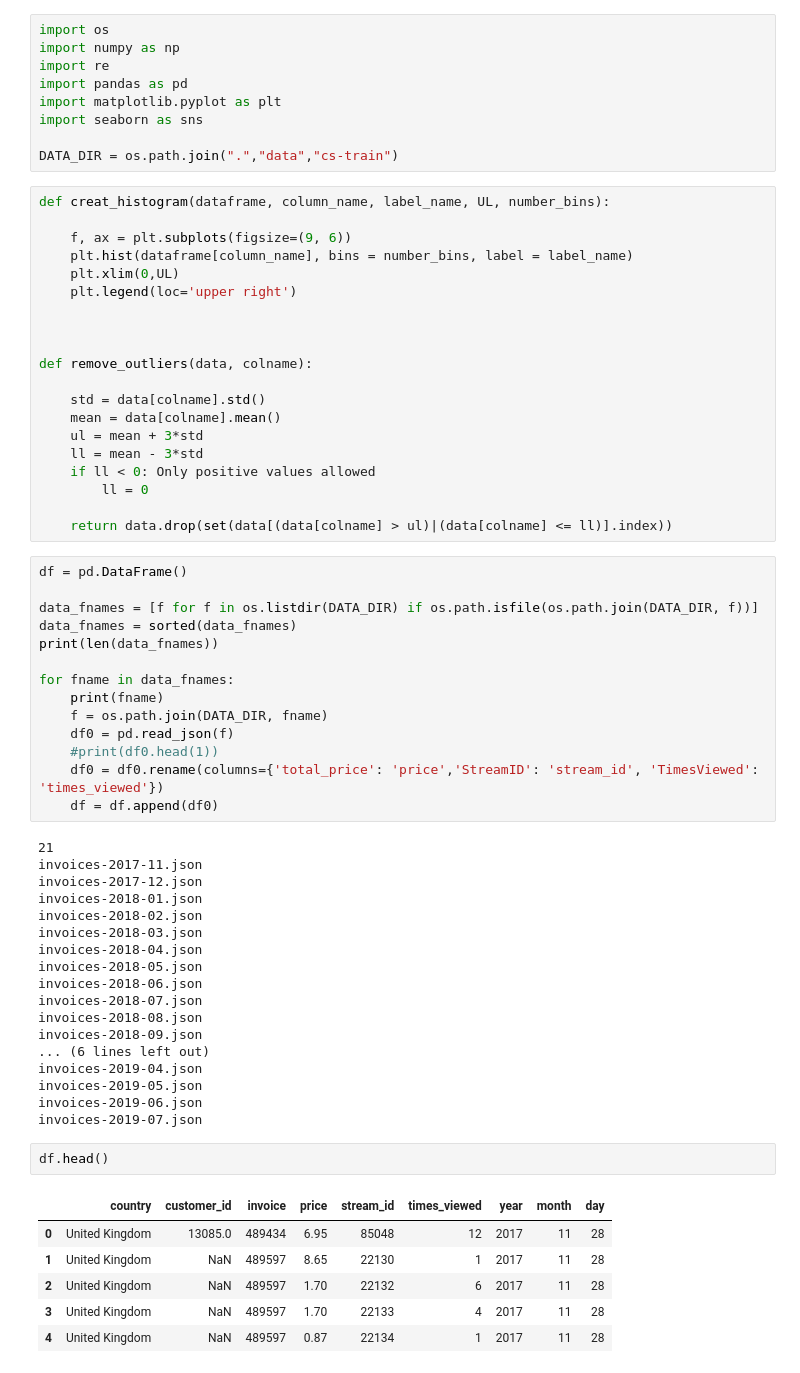
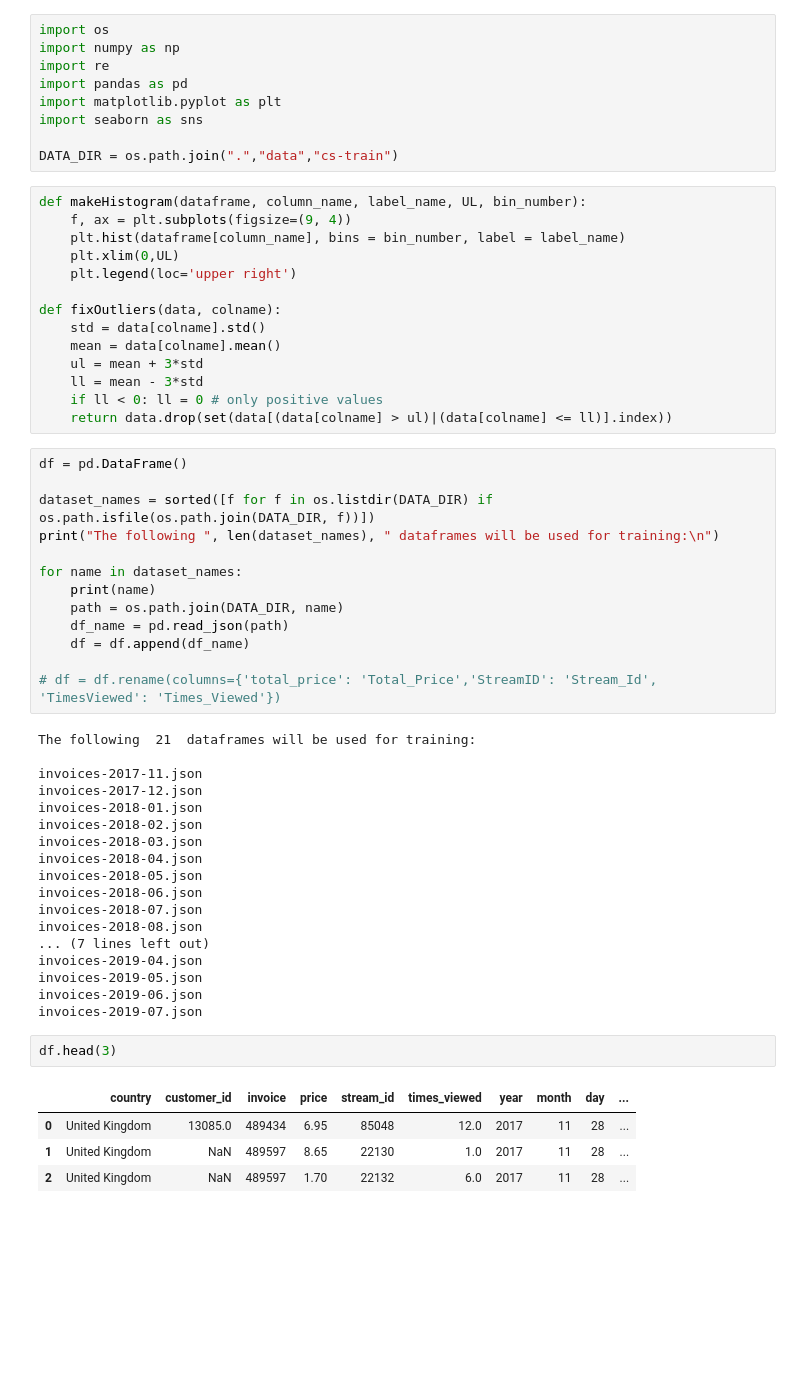
Before and after one commit to aloukeri/Forked_EW_CapstoneProject, a Jupyter notebook: part1.ipynb, the cells around one changed output. Drawn from its saved outputs; the diff is of its cells as text; blank space fills up the shorter version.

```diff
--- a/part1.ipynb
+++ b/part1.ipynb
@@ -8,41 +8,35 @@ import seaborn as sns
 
 DATA_DIR = os.path.join(".","data","cs-train")
 # %%
-def creat_histogram(dataframe, column_name, label_name, UL, number_bins):
-
-    f, ax = plt.subplots(figsize=(9, 6))
-    plt.hist(dataframe[column_name], bins = number_bins, label = label_name)
+def makeHistogram(dataframe, column_name, label_name, UL, bin_number):
+    f, ax = plt.subplots(figsize=(9, 4))
+    plt.hist(dataframe[column_name], bins = bin_number, label = label_name)
     plt.xlim(0,UL)
     plt.legend(loc='upper right')
 
-
-
-def remove_outliers(data, colname):
-
+def fixOutliers(data, colname):
     std = data[colname].std()
     mean = data[colname].mean()
     ul = mean + 3*std
     ll = mean - 3*std
-    if ll < 0: Only positive values allowed
-        ll = 0
-
+    if ll < 0: ll = 0 # only positive values
     return data.drop(set(data[(data[colname] > ul)|(data[colname] <= ll)].index))
 # %%
 df = pd.DataFrame()
 
-data_fnames = [f for f in os.listdir(DATA_DIR) if os.path.isfile(os.path.join(DATA_DIR, f))]
-data_fnames = sorted(data_fnames)
-print(len(data_fnames))
+dataset_names = sorted([f for f in os.listdir(DATA_DIR) if os.path.isfile(os.path.join(DATA_DIR, f))])
+print("The following ", len(dataset_names), " dataframes will be used for training:\n")
 
-for fname in data_fnames:
-    print(fname)
-    f = os.path.join(DATA_DIR, fname)
-    df0 = pd.read_json(f)
-    #print(df0.head(1))
-    df0 = df0.rename(columns={'total_price': 'price','StreamID': 'stream_id', 'TimesViewed': 'times_viewed'})
-    df = df.append(df0)
+for name in dataset_names:
+    print(name)
+    path = os.path.join(DATA_DIR, name)
+    df_name = pd.read_json(path)
+    df = df.append(df_name)
+
+# df = df.rename(columns={'total_price': 'Total_Price','StreamID': 'Stream_Id', 'TimesViewed': 'Times_Viewed'})
 # %% [output]
-21
+The following  21  dataframes will be used for training:
+
 invoices-2017-11.json
 invoices-2017-12.json
 invoices-2018-01.json
@@ -53,21 +47,18 @@ invoices-2018-05.json
 invoices-2018-06.json
 invoices-2018-07.json
 invoices-2018-08.json
-invoices-2018-09.json
-... (6 lines left out)
+... (7 lines left out)
 invoices-2019-04.json
 invoices-2019-05.json
 invoices-2019-06.json
 invoices-2019-07.json
 # %%
-df.head()
+df.head(3)
 # %% [output]
-|  | country | customer_id | invoice | price | stream_id | times_viewed | year | month | day |
-| 0 | United Kingdom | 13085.0 | 489434 | 6.95 | 85048 | 12 | 2017 | 11 | 28 |
-| 1 | United Kingdom | NaN | 489597 | 8.65 | 22130 | 1 | 2017 | 11 | 28 |
-| 2 | United Kingdom | NaN | 489597 | 1.70 | 22132 | 6 | 2017 | 11 | 28 |
-| 3 | United Kingdom | NaN | 489597 | 1.70 | 22133 | 4 | 2017 | 11 | 28 |
-| 4 | United Kingdom | NaN | 489597 | 0.87 | 22134 | 1 | 2017 | 11 | 28 |
+|  | country | customer_id | invoice | price | stream_id | times_viewed | year | month | day | ... |
+| 0 | United Kingdom | 13085.0 | 489434 | 6.95 | 85048 | 12.0 | 2017 | 11 | 28 | ... |
+| 1 | United Kingdom | NaN | 489597 | 8.65 | 22130 | 1.0 | 2017 | 11 | 28 | ... |
+| 2 | United Kingdom | NaN | 489597 | 1.70 | 22132 | 6.0 | 2017 | 11 | 28 | ... |
 # %%
 df["date"] = pd.to_datetime(df.year*10000+df.month*100+df.day, format='%Y%m%d')
 df = df.drop(columns=['year', 'month', 'day'])
```
Also changed, not shown: parts of 9 cells of this notebook.
